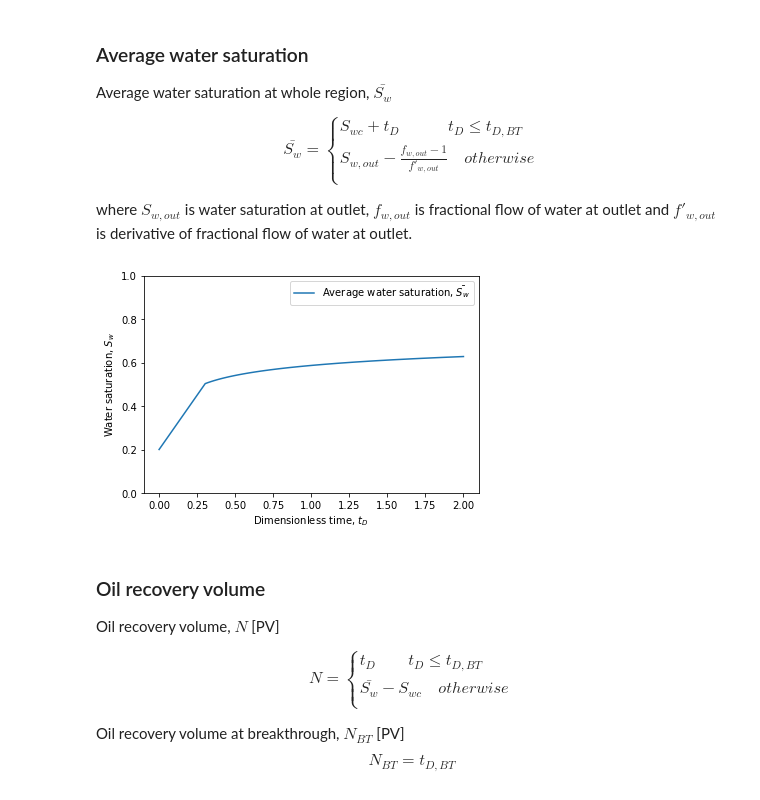
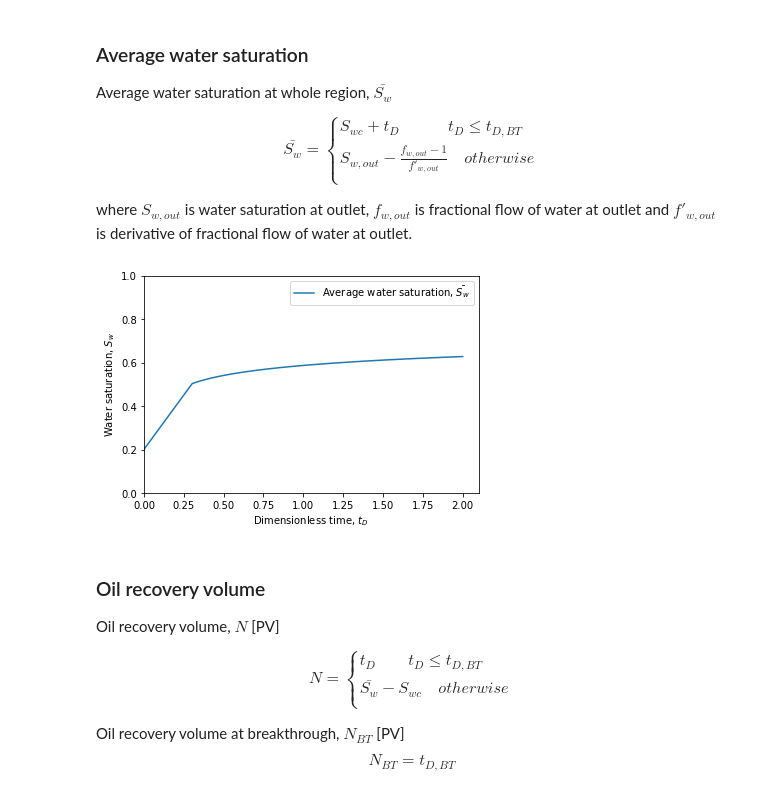
Before and after one commit to mayuneko-re/notebook, a Jupyter notebook: Buckley_Leverett.ipynb, the cells around one changed output. Saved outputs shown, nothing was run; the diff lists cells and outputs as text; code cells hidden in the pictures.

```diff
--- a/Buckley_Leverett.ipynb
+++ b/Buckley_Leverett.ipynb
@@ -222,25 +224,25 @@ where $S_{w, out}$ is water saturation at outlet, $f_{w, out}$ is fractional flo
 # %%
 # Water saturation at outlet
 f = interpolate.interp1d(vD, Sw, kind='linear')
 Sw_out =  np.array([Swc if tDi < tD_BT else  f(1/tDi) for tDi in tD])
 
 # Fractional flow of water at outlet
 f = interpolate.interp1d(vD, fw, kind='linear')
 fw_out =  np.array([0 if tDi < tD_BT else  f(1/tDi) for tDi in tD])
 
 # Average water saturation at whole region
 Sw_ave = np.array([Swc + tD[i] if tD[i] < tD_BT else Sw_out[i] - (fw_out[i] - 1) / (1/tD[i]) for i in range(len(tD))])
 
 # Plot
 plt.plot(tD, Sw_ave, label='Average water saturation, $\\bar{S_w}$')
+plt.legend()
 plt.xlabel('Dimensionless time, $t_D$')
 plt.ylabel('Water saturation, $S_w$')
-# plt.xlim(0, 1)
+plt.xlim(0,)
 plt.ylim(0, 1)
-plt.legend()
 plt.show()
 # %% [output]
-[figure, old version]
+[figure, new version]
 # %% [markdown]
 ### Oil recovery volume
 
```
Also changed, not shown: parts of 8 cells of this notebook.
